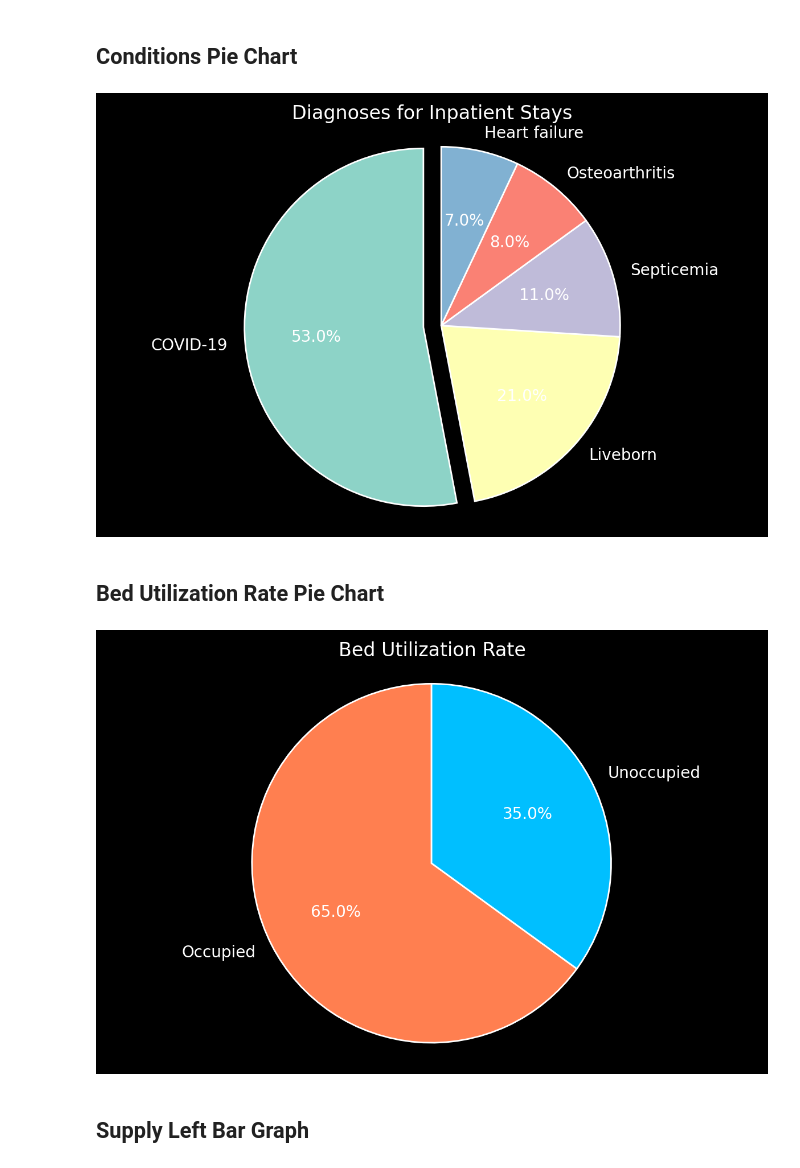
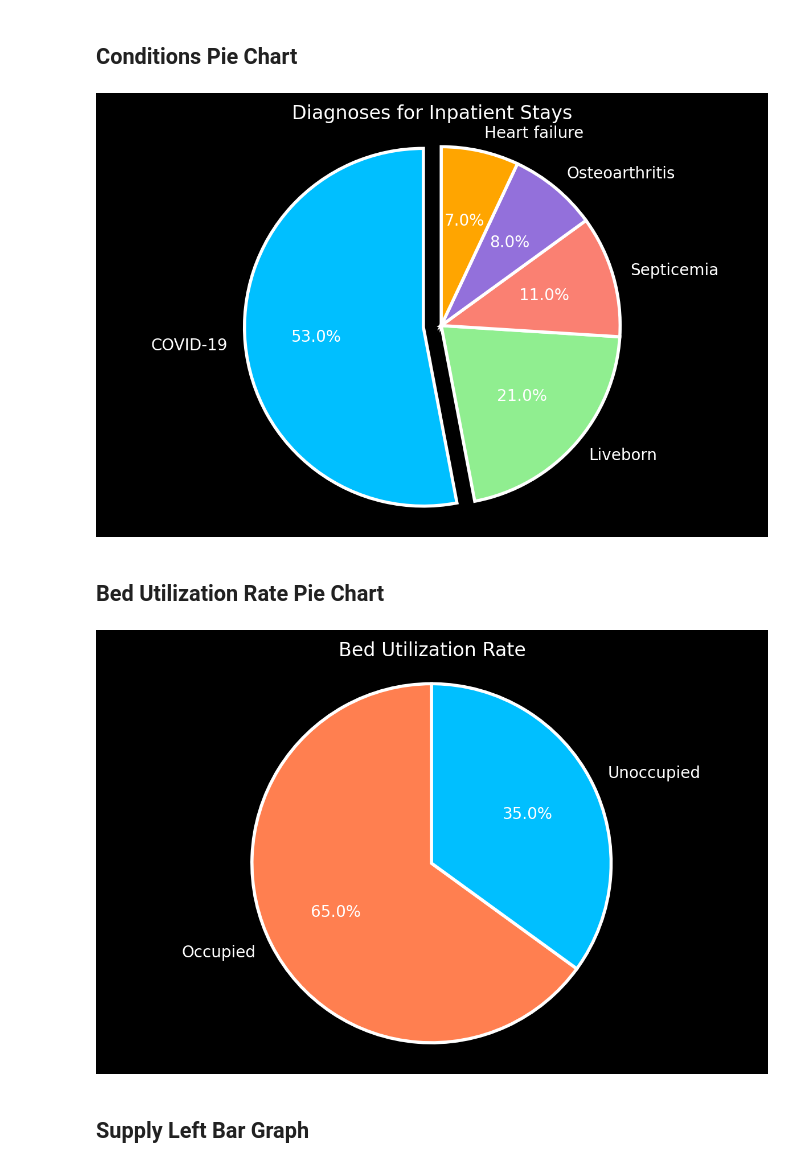
Before and after one commit to ryanschuerkamp/HackDavis2021, a Jupyter notebook: Visualizations.ipynb, the cells around one changed output. Saved outputs shown, nothing was run; the diff lists cells and outputs as text; code cells hidden in the pictures.

Commit message:
Fixed pie charts

```diff
--- a/Visualizations.ipynb
+++ b/Visualizations.ipynb
@@ -32,26 +32,27 @@ plt.savefig('length_stay.png')
 # %%
 # Create Figure
 labels = 'COVID-19', 'Liveborn', 'Septicemia', 'Osteoarthritis', 'Heart failure'
 sizes = [53, 21, 11, 8, 7]
 explode = (0.1 , 0, 0, 0, 0)
-wedgeprops = {"edgecolor":"1",'linewidth': 1, 'antialiased': True}
+wedgeprops = {"edgecolor":"1",'linewidth': 2, 'antialiased': True}
 
 fig, ax = plt.subplots(dpi=200)
-ax.pie(sizes, explode=explode, labels=labels, autopct='%1.1f%%', startangle=90, wedgeprops=wedgeprops)
+ax.pie(sizes, explode=explode, labels=labels, autopct='%1.1f%%', startangle=90, wedgeprops=wedgeprops,
+       colors=['deepskyblue', 'lightgreen', 'salmon', 'mediumpurple', 'orange'])
 ax.axis('equal')
 ax.set_title('Diagnoses for Inpatient Stays')
 plt.tight_layout()
 #Code to save as png
 fig.savefig('diagnoses_pie.png', dpi=200)
 # %% [output]
-[figure, old version]
+[figure, new version]
 # %% [markdown]
 ## Bed Utilization Rate Pie Chart
 # %%
 # Create Figure
 labels = 'Occupied', 'Unoccupied'
 sizes = [65, 35]
-wedgeprops = {"edgecolor":"1",'linewidth': 1, 'antialiased': True}
+wedgeprops = {"edgecolor":"1",'linewidth': 2, 'antialiased': True}
 
 fig, ax = plt.subplots(dpi=200)
 ax.pie(sizes, colors=['coral', 'deepskyblue'], labels=labels, autopct='%1.1f%%',
@@ -62,7 +63,7 @@ plt.tight_layout()
 #Code to save as png
 fig.savefig('bed_utilization_pie.png', dpi=200)
 # %% [output]
-[figure, old version]
+[figure, new version]
 # %% [markdown]
 ## Supply Left Bar Graph
 # %%
```
Also changed, not shown: 2 other files.
